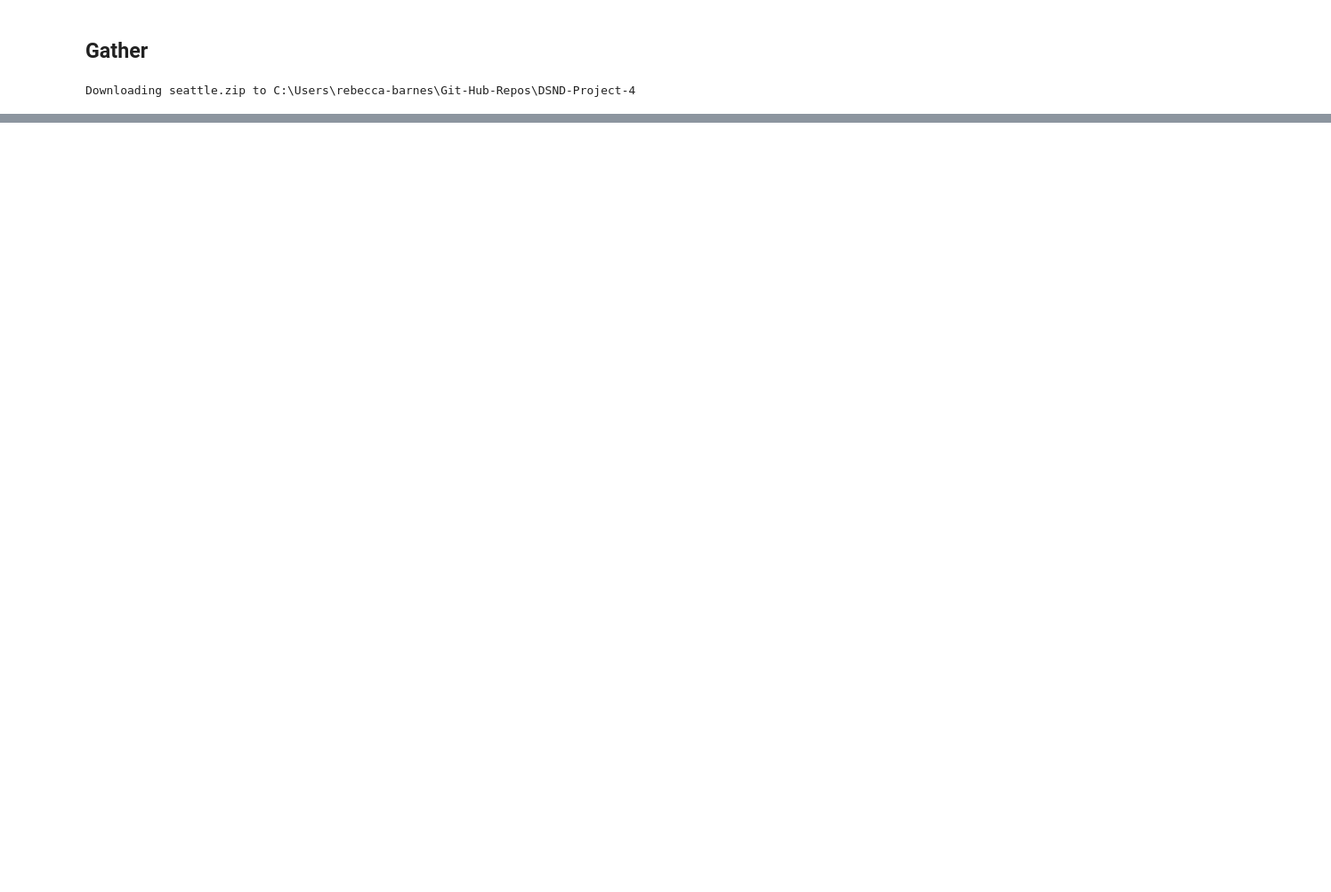
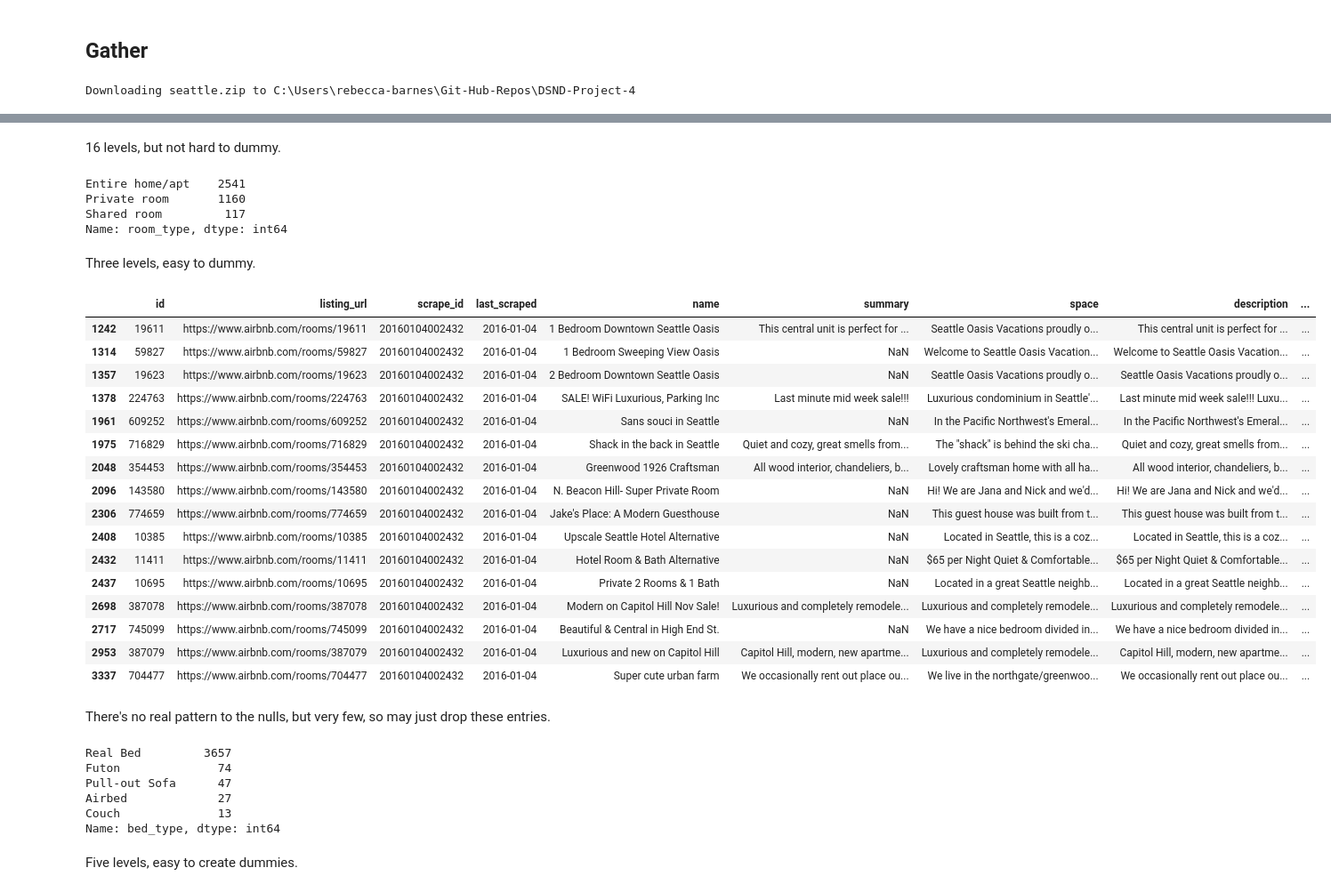
Before and after one commit to rebeccaebarnes/DSND-Project-4, a Jupyter notebook: seattle_airbnb_exploration.ipynb, the cells around one changed output, grey strips where cells are left out. Shown: that part at 89% size. Cells and saved outputs as stored; diff of their text form; code cells hidden in the pictures; blank space fills up the shorter version.

Commit message:
assess: Assess all three datasets

```diff
--- a/seattle_airbnb_exploration.ipynb
+++ b/seattle_airbnb_exploration.ipynb
@@ -44,0 +130,3 @@ with ZipFile('seattle.zip', 'r') as zip_file:
+# %%
+pd.set_option('display.max_columns', 100)
+listings.head()
@@ -44,0 +368,47 @@ with ZipFile('seattle.zip', 'r') as zip_file:
+# %% [markdown]
+16 levels, but not hard to dummy.
+# %%
+# Check room types
+listings.room_type.value_counts()
+# %% [output]
+Entire home/apt    2541
+Private room       1160
+Shared room         117
+Name: room_type, dtype: int64
+# %% [markdown]
+Three levels, easy to dummy.
+# %%
+# Explore bathroom nulls
+listings[listings.bathrooms.isna()]
+# %% [output]
+|  | id | listing_url | scrape_id | last_scraped | name | summary | space | description | ... |
+| 1242 | 19611 | https://www.airbnb.com/rooms/19611 | 20160104002432 | 2016-01-04 | 1 Bedroom Downtown Seattle Oasis | This central unit is perfect for ... | Seattle Oasis Vacations proudly o... | This central unit is perfect for ... | ... |
+| 1314 | 59827 | https://www.airbnb.com/rooms/59827 | 20160104002432 | 2016-01-04 | 1 Bedroom Sweeping View Oasis | NaN | Welcome to Seattle Oasis Vacation... | Welcome to Seattle Oasis Vacation... | ... |
+| 1357 | 19623 | https://www.airbnb.com/rooms/19623 | 20160104002432 | 2016-01-04 | 2 Bedroom Downtown Seattle Oasis | NaN | Seattle Oasis Vacations proudly o... | Seattle Oasis Vacations proudly o... | ... |
+| 1378 | 224763 | https://www.airbnb.com/rooms/224763 | 20160104002432 | 2016-01-04 | SALE! WiFi Luxurious, Parking Inc | Last minute mid week sale!!! | Luxurious condominium in Seattle'... | Last minute mid week sale!!! Luxu... | ... |
+| 1961 | 609252 | https://www.airbnb.com/rooms/609252 | 20160104002432 | 2016-01-04 | Sans souci in Seattle | NaN | In the Pacific Northwest's Emeral... | In the Pacific Northwest's Emeral... | ... |
+| 1975 | 716829 | https://www.airbnb.com/rooms/716829 | 20160104002432 | 2016-01-04 | Shack in the back in Seattle | Quiet and cozy, great smells from... | The "shack" is behind the ski cha... | Quiet and cozy, great smells from... | ... |
+| 2048 | 354453 | https://www.airbnb.com/rooms/354453 | 20160104002432 | 2016-01-04 | Greenwood 1926 Craftsman | All wood interior, chandeliers, b... | Lovely craftsman home with all ha... | All wood interior, chandeliers, b... | ... |
+| 2096 | 143580 | https://www.airbnb.com/rooms/143580 | 20160104002432 | 2016-01-04 | N. Beacon Hill- Super Private Room | NaN | Hi! We are Jana and Nick and we'd... | Hi! We are Jana and Nick and we'd... | ... |
+| 2306 | 774659 | https://www.airbnb.com/rooms/774659 | 20160104002432 | 2016-01-04 | Jake's Place: A Modern Guesthouse | NaN | This guest house was built from t... | This guest house was built from t... | ... |
+| 2408 | 10385 | https://www.airbnb.com/rooms/10385 | 20160104002432 | 2016-01-04 | Upscale Seattle Hotel Alternative | NaN | Located in Seattle, this is a coz... | Located in Seattle, this is a coz... | ... |
+| 2432 | 11411 | https://www.airbnb.com/rooms/11411 | 20160104002432 | 2016-01-04 | Hotel Room & Bath Alternative | NaN | $65 per Night Quiet & Comfortable... | $65 per Night Quiet & Comfortable... | ... |
+| 2437 | 10695 | https://www.airbnb.com/rooms/10695 | 20160104002432 | 2016-01-04 | Private 2 Rooms & 1 Bath | NaN | Located in a great Seattle neighb... | Located in a great Seattle neighb... | ... |
+| 2698 | 387078 | https://www.airbnb.com/rooms/387078 | 20160104002432 | 2016-01-04 | Modern on Capitol Hill Nov Sale! | Luxurious and completely remodele... | Luxurious and completely remodele... | Luxurious and completely remodele... | ... |
+| 2717 | 745099 | https://www.airbnb.com/rooms/745099 | 20160104002432 | 2016-01-04 | Beautiful & Central in High End St. | NaN | We have a nice bedroom divided in... | We have a nice bedroom divided in... | ... |
+| 2953 | 387079 | https://www.airbnb.com/rooms/387079 | 20160104002432 | 2016-01-04 | Luxurious and new on Capitol Hill | Capitol Hill, modern, new apartme... | Luxurious and completely remodele... | Capitol Hill, modern, new apartme... | ... |
+| 3337 | 704477 | https://www.airbnb.com/rooms/704477 | 20160104002432 | 2016-01-04 | Super cute urban farm | We occasionally rent out place ou... | We live in the northgate/greenwoo... | We occasionally rent out place ou... | ... |
+# %% [markdown]
+There's no real pattern to the nulls, but very few, so may just drop these entries.
+# %%
+# Explore bed_type
+listings.bed_type.value_counts()
+# %% [output]
+Real Bed         3657
+Futon              74
+Pull-out Sofa      47
+Airbed             27
+Couch              13
+Name: bed_type, dtype: int64
+# %% [markdown]
+Five levels, easy to create dummies.
```
Also changed, not shown: parts of 79 cells of this notebook.
